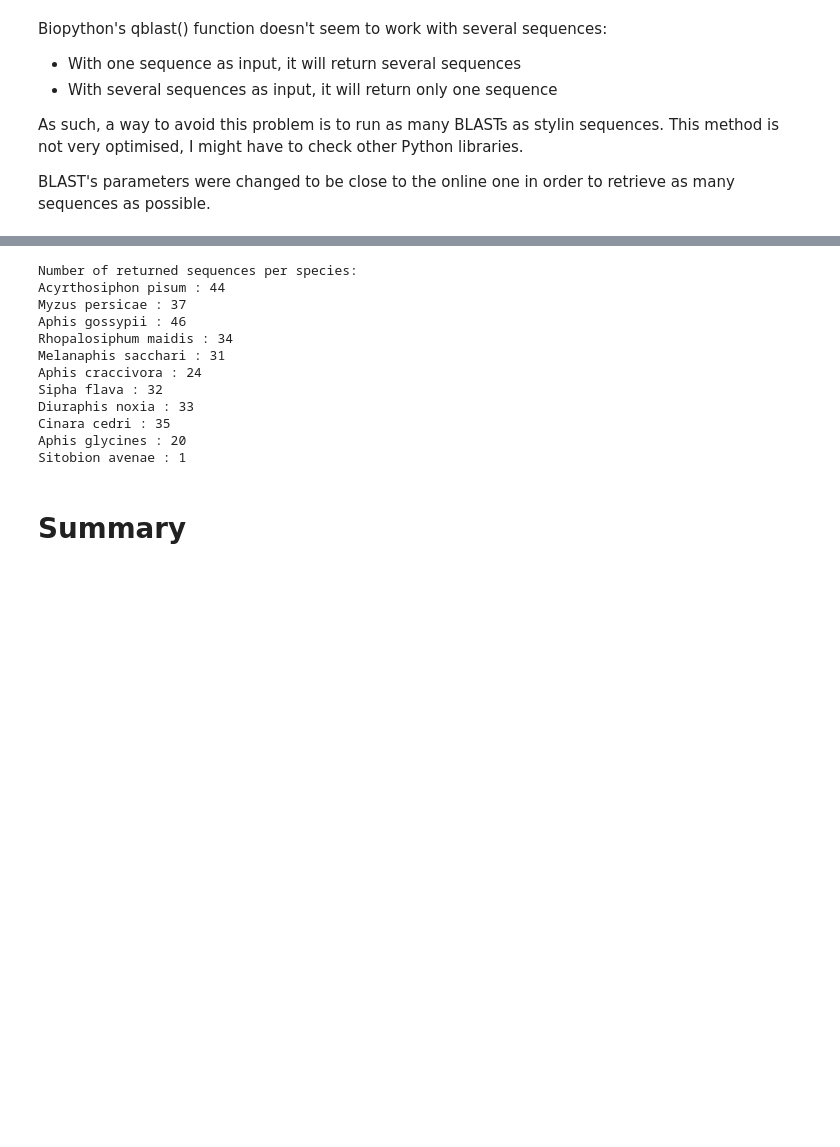
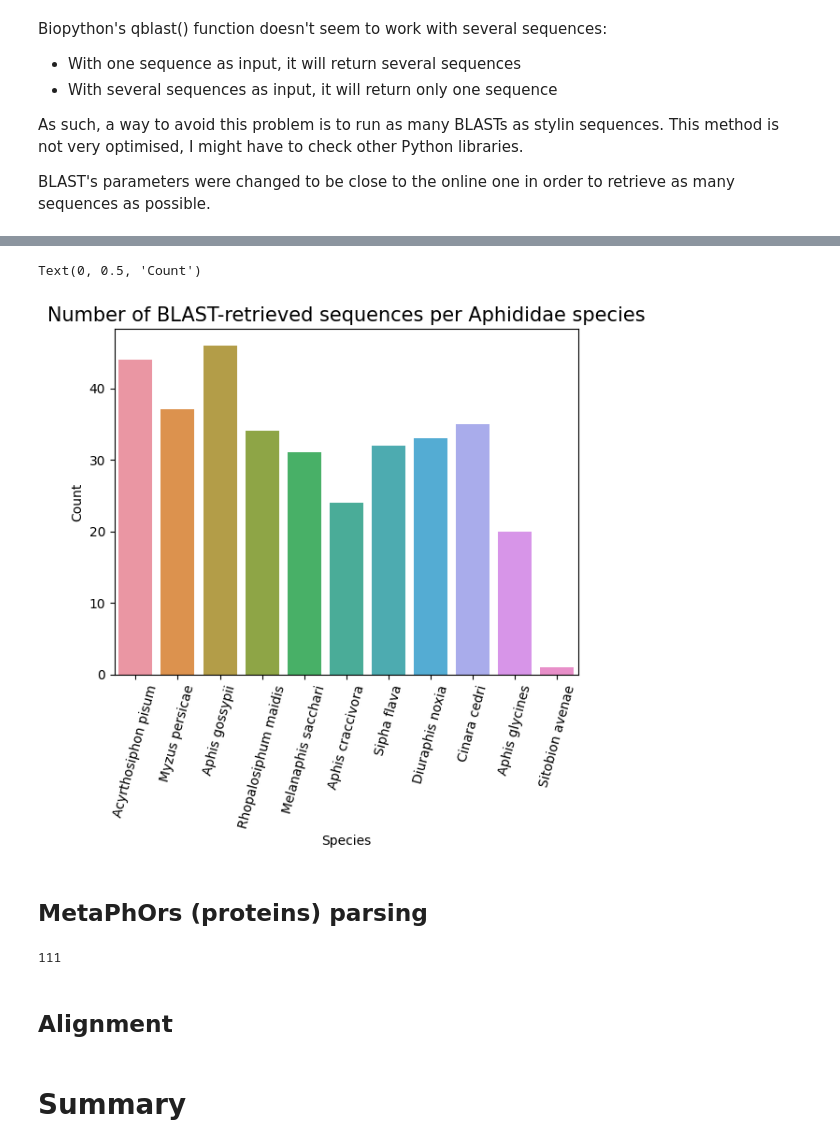
Before and after one commit to elian-stz/StylED_internship, a Jupyter notebook: xplore.ipynb, the cells around one changed output, grey strips where cells are left out. Drawn from its saved outputs; the diff is of its cells as text; code cells hidden in the pictures; blank space fills up the shorter version.

Commit message:
lisibility, more stats, preparing for metaphors ortholog research

```diff
--- a/xplore.ipynb
+++ b/xplore.ipynb
@@ -123,6 +121,7 @@ Number of returned sequences: 337
 # %%
+# Creation of a dictionary to stock all species and their sequence count
+import re
 
-import re
 dictionary = {}
 with open("blast_protein_sequences.fasta", "r") as file :
     for line in file :
@@ -131,22 +130,33 @@ with open("blast_protein_sequences.fasta", "r") as file :
                 dictionary[key] = 1
             else :
                 dictionary[key] += 1
-    print("Number of returned sequences per species:")
-    for key in dictionary :
-        print(f"{key} : {dictionary[key]}")
-# %% [output]
-Number of returned sequences per species:
-Acyrthosiphon pisum : 44
-Myzus persicae : 37
-Aphis gossypii : 46
-Rhopalosiphum maidis : 34
-Melanaphis sacchari : 31
-Aphis craccivora : 24
-Sipha flava : 32
-Diuraphis noxia : 33
-Cinara cedri : 35
-Aphis glycines : 20
-Sitobion avenae : 1
+# %%
+# plotting the resulting dictionary
+import seaborn as sns
+
+plot = sns.barplot(x = list(dictionary.keys()),
+                   y = list(dictionary.values())
+                  )
+plot.set_xticklabels(plot.get_xticklabels(), rotation = 75)
+plot.set_title("Number of BLAST-retrieved sequences per Aphididae species", size = 15)
+plot.set_xlabel("Species")
+plot.set_ylabel("Count")
+# %% [output]
+Text(0, 0.5, 'Count')
+[figure, added]
+# %% [markdown]
+## MetaPhOrs (proteins) parsing
+# %%
+unique_seq = []
+with open("../metaphors/stylin_orthologs_aphididae.metaphors.fasta") as fd :
+    for record in SeqIO.parse(fd, "fasta") :
+        if record.description not in unique_seq :
+            unique_seq.append(record.description)
+    print(len(unique_seq))
+# %% [output]
+111
+# %% [markdown]
+## Alignment
 # %% [markdown]
 # Summary
 # %% [markdown]
```
Also changed, not shown: parts of 6 cells of this notebook.
